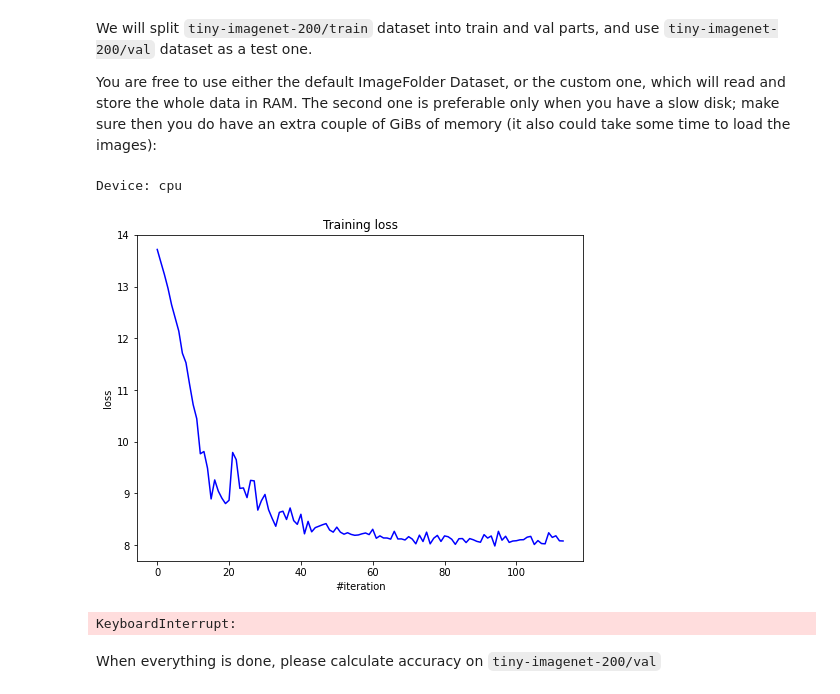
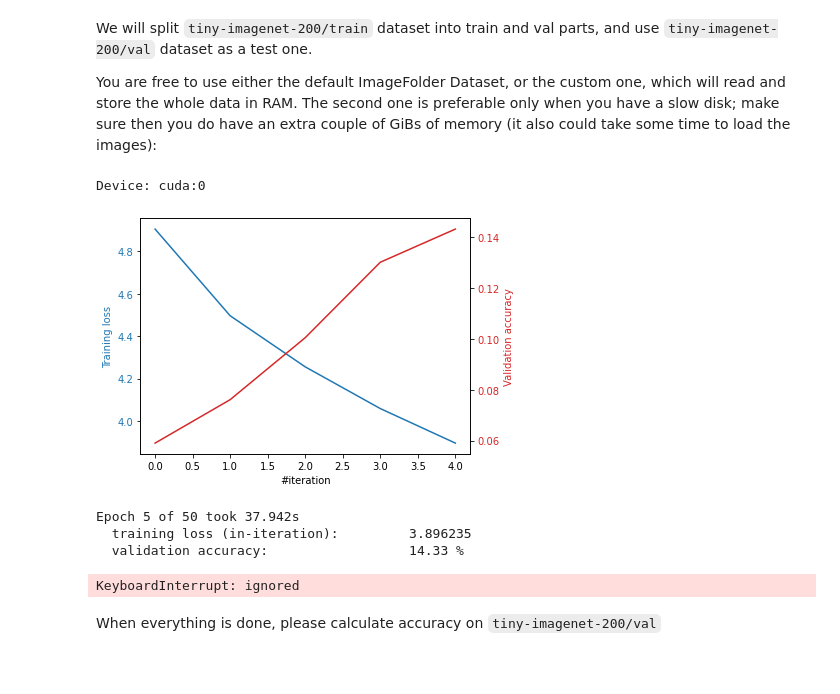
Before and after one commit to iofik/Practical_DL, a Jupyter notebook: homework02/homework_part2.ipynb, the cells around one changed output. Drawn from its saved outputs; the diff is of its cells as text; code cells hidden in the pictures; blank space fills up the shorter version.

```diff
--- a/homework02/homework_part2.ipynb
+++ b/homework02/homework_part2.ipynb
@@ -172,12 +185,20 @@ def visualise_history(loss_history):
 # %%
 #!L
-from math import prod
-
 model = nn.Sequential(
-    nn.Conv2d(in_channels=3, out_channels=128, kernel_size=(3,3)),
+    nn.Conv2d(in_channels=3, out_channels=96, kernel_size=(11,11), stride=4),
+    nn.BatchNorm2d(96),
     nn.ReLU(),
-    nn.Conv2d(in_channels=128, out_channels=256, kernel_size=(3,3)),
-    nn.Flatten()
+    nn.Conv2d(in_channels=96, out_channels=192, kernel_size=(5,5), stride=2),
+    nn.BatchNorm2d(192),
+    nn.ReLU(),
+    nn.Conv2d(in_channels=192, out_channels=288, kernel_size=(3,3)),
+    nn.ReLU(),
+    nn.Conv2d(in_channels=288, out_channels=288, kernel_size=(3,3)),
+    nn.ReLU(),
+    nn.Flatten(),
+    nn.Linear(288, 200),
+    nn.ReLU(),
+    nn.Linear(200, 200)
 )
 
 device = get_device()
@@ -193,53 +214,53 @@ train_batch_gen = torch.utils.data.DataLoader(train_dataset,
                                               shuffle=True,
                                               num_workers=1)
 
-val_batch_gen = torch.utils.data.DataLoader(val_dataset,
-                                            batch_size=batch_size,
-                                            shuffle=False,
-                                            num_workers=1)
+train_loss = []
+val_accuracy = []
 # %% [output]
-Device: cpu
+Device: cuda:0
+# %%
+def compute_model_accuracy(dataset):
+    model.train(False) # disable dropout / use averages for batch_norm
+    batch_gen = torch.utils.data.DataLoader(dataset, batch_size=batch_size, num_workers=1)
+    epoch_accuracy = []
+    for X_batch, y_batch in batch_gen:
+        logits = model(X_batch.to(device=device))
+        y_pred = logits.max(1)[1].data
+        epoch_accuracy.append(y_batch.cpu() == y_pred.cpu())
+    return np.mean(np.hstack(epoch_accuracy))
 # %%
 #!L
-train_loss = []
-val_accuracy = []
-
 num_epochs = 50 # total amount of full passes over training data
 
 import time
 
 for epoch in range(num_epochs):
     start_time = time.time()
     model.train(True) # enable dropout / batch_norm training behavior
     epoch_loss = []
     for X_batch, y_batch in train_batch_gen:
         logits = model(X_batch.to(device=device))
         loss = compute_loss(logits, y_batch.to(device=device))
         loss.backward()
         opt.step()
         opt.zero_grad()
-        epoch_loss.append(loss.cpu())
-        visualise_history(list(map(float, epoch_loss)))
+        epoch_loss.append(loss.cpu().detach().numpy())
+        #visualise_history(list(map(float, epoch_loss)))
     train_loss.append(np.mean(np.hstack(epoch_loss)))
-
-    model.train(False) # disable dropout / use averages for batch_norm
-    epoch_accuracy = []
-    for X_batch, y_batch in val_batch_gen:
-        logits = model(X_batch.to(device=device))
-        y_pred = logits.max(1)[1].data
-        epoch_accuracy.append(y_batch.cpu() == y_pred.cpu())
-    val_accuracy.append(np.mean(np.hstack(epoch_accuracy)))
-
+    val_accuracy.append(compute_model_accuracy(val_dataset))
 
     # Then we print the results for this epoch:
-    visualise_history(train_loss)
+    visualise_history(train_loss, val_accuracy)
     print("Epoch {} of {} took {:.3f}s".format(
         epoch + 1, num_epochs, time.time() - start_time))
     print("  training loss (in-iteration): \t{:.6f}".format(train_loss[-1]))
-    print("  validation accuracy: \t\t\t{:.2f} %".format(val_accuracy[-1]))
+    print("  validation accuracy: \t\t\t{:.2f} %".format(val_accuracy[-1]*100))
 # %% [output]
-[figure, old version]
+[figure, new version]
-KeyboardInterrupt:
+Epoch 5 of 50 took 37.942s
+  training loss (in-iteration):         3.896235
+  validation accuracy:                  14.33 %
+KeyboardInterrupt: ignored
 # %% [markdown]
 When everything is done, please calculate accuracy on `tiny-imagenet-200/val`
 # %%
```
Also changed, not shown: parts of 4 cells of this notebook.
